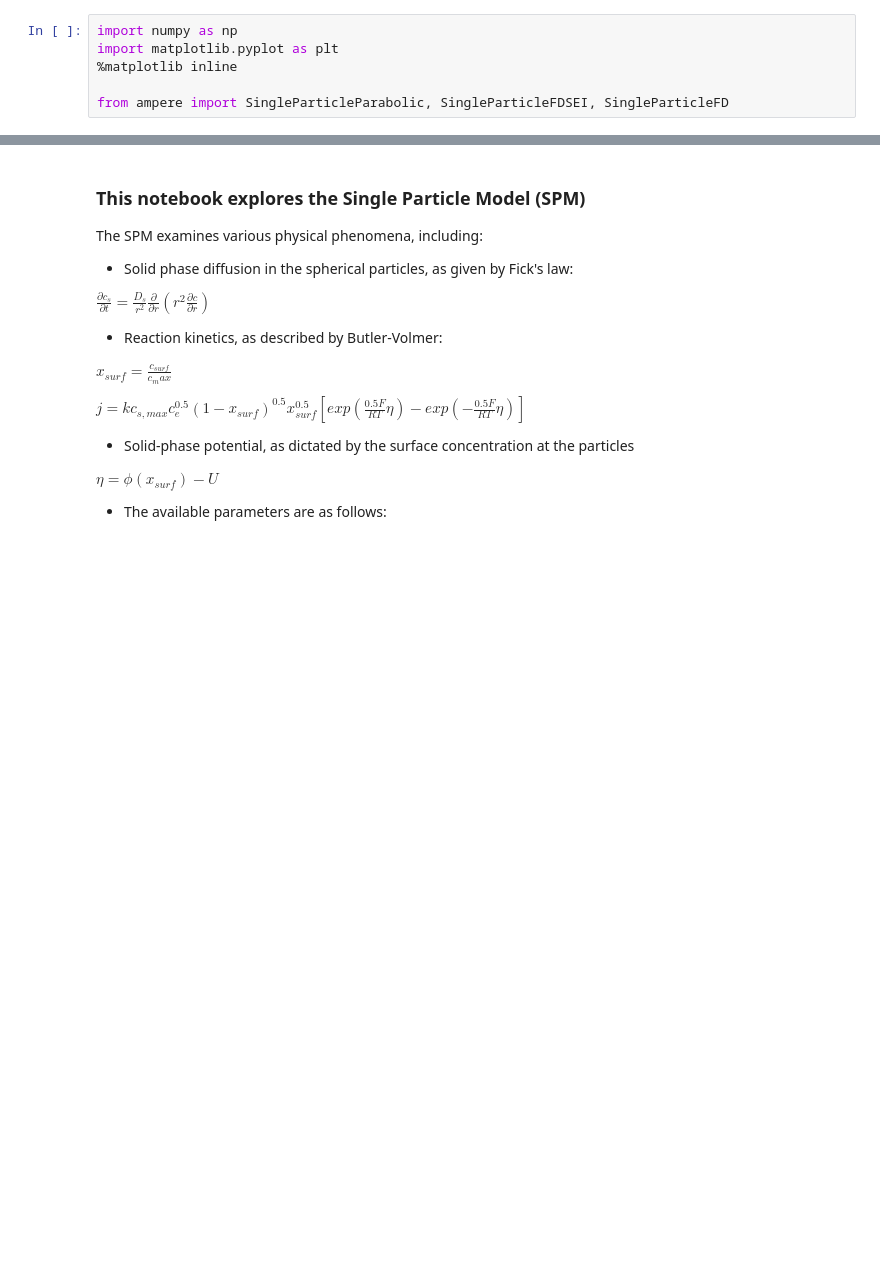
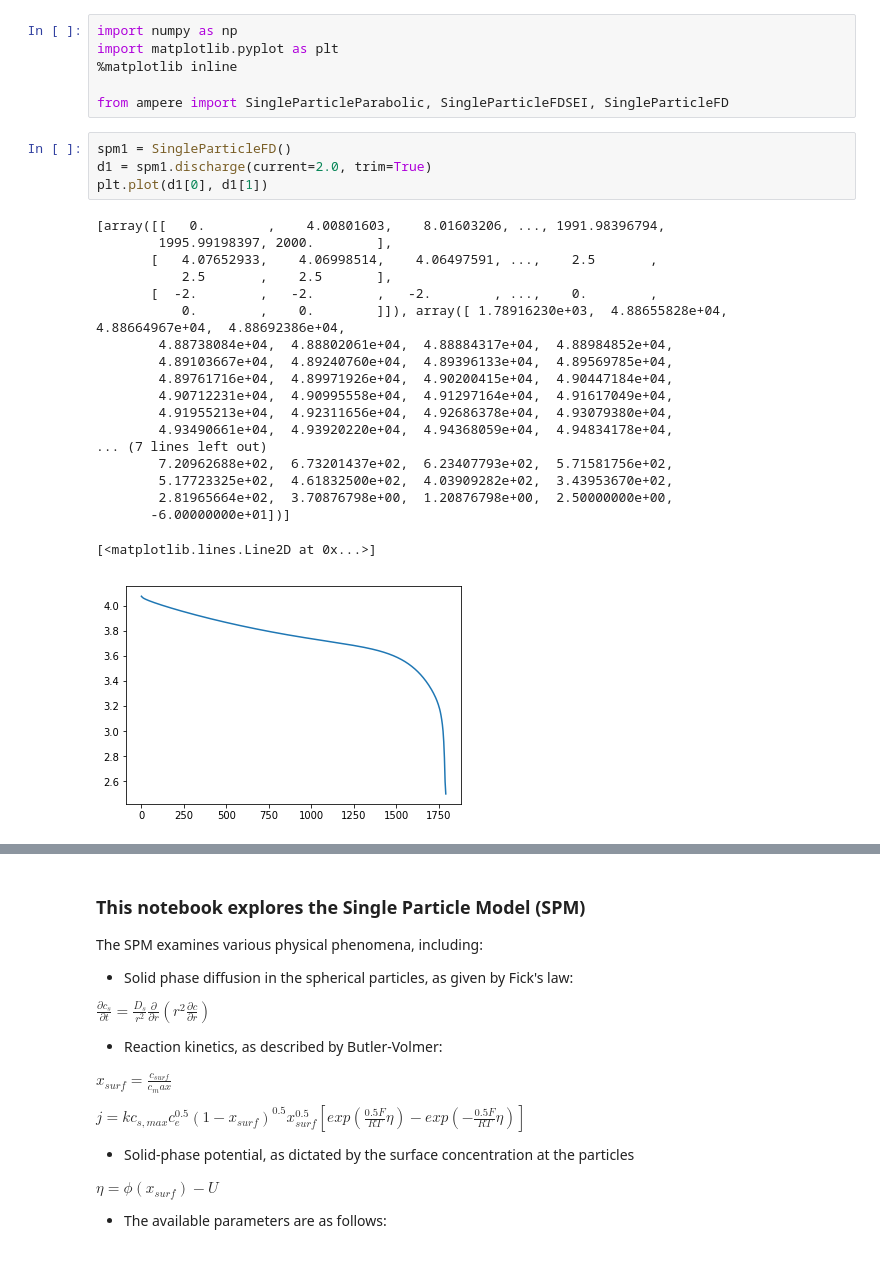
Before and after one commit to nealde/Ampere, a Jupyter notebook: Batt500_demo.ipynb, the cells around one changed output, grey strips where cells are left out. Cells and saved outputs as stored; diff of their text form; blank space fills up the shorter version.

```diff
--- a/Batt500_demo.ipynb
+++ b/Batt500_demo.ipynb
@@ -20,3 +20,27 @@ import matplotlib.pyplot as plt
 %matplotlib inline
 
 from ampere import SingleParticleParabolic, SingleParticleFDSEI, SingleParticleFD
+# %%
+spm1 = SingleParticleFD()
+d1 = spm1.discharge(current=2.0, trim=True)
+plt.plot(d1[0], d1[1])
+# %% [output]
+[array([[   0.        ,    4.00801603,    8.01603206, ..., 1991.98396794,
+        1995.99198397, 2000.        ],
+       [   4.07652933,    4.06998514,    4.06497591, ...,    2.5       ,
+           2.5       ,    2.5       ],
+       [  -2.        ,   -2.        ,   -2.        , ...,    0.        ,
+           0.        ,    0.        ]]), array([ 1.78916230e+03,  4.88655828e+04,  4.88664967e+04,  4.88692386e+04,
+        4.88738084e+04,  4.88802061e+04,  4.88884317e+04,  4.88984852e+04,
+        4.89103667e+04,  4.89240760e+04,  4.89396133e+04,  4.89569785e+04,
+        4.89761716e+04,  4.89971926e+04,  4.90200415e+04,  4.90447184e+04,
+        4.90712231e+04,  4.90995558e+04,  4.91297164e+04,  4.91617049e+04,
+        4.91955213e+04,  4.92311656e+04,  4.92686378e+04,  4.93079380e+04,
+        4.93490661e+04,  4.93920220e+04,  4.94368059e+04,  4.94834178e+04,
+... (7 lines left out)
+        7.20962688e+02,  6.73201437e+02,  6.23407793e+02,  5.71581756e+02,
+        5.17723325e+02,  4.61832500e+02,  4.03909282e+02,  3.43953670e+02,
+        2.81965664e+02,  3.70876798e+00,  1.20876798e+00,  2.50000000e+00,
+       -6.00000000e+01])]
+[<matplotlib.lines.Line2D at 0x...>]
+[figure, added]
```
Also changed, not shown: parts of 10 cells of this notebook, 9 other files.
